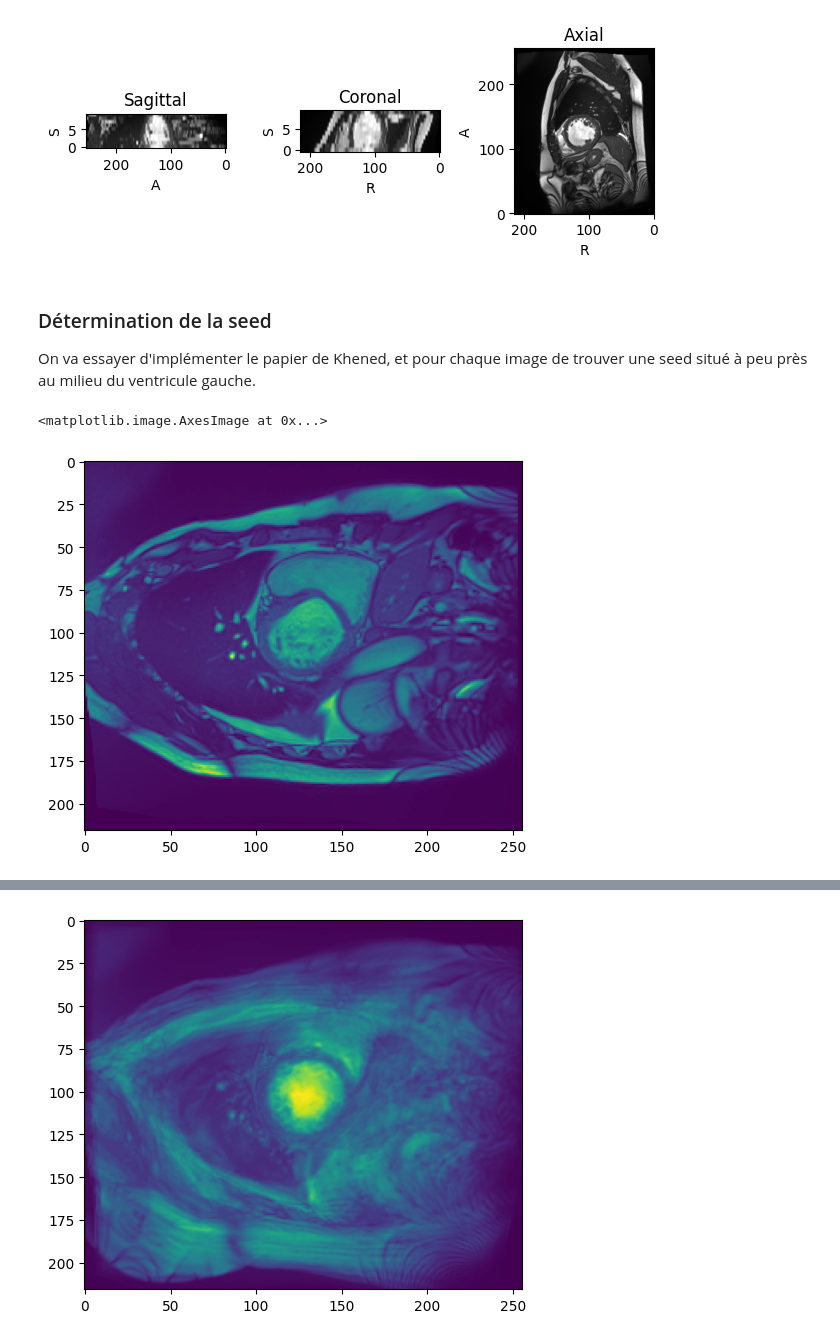
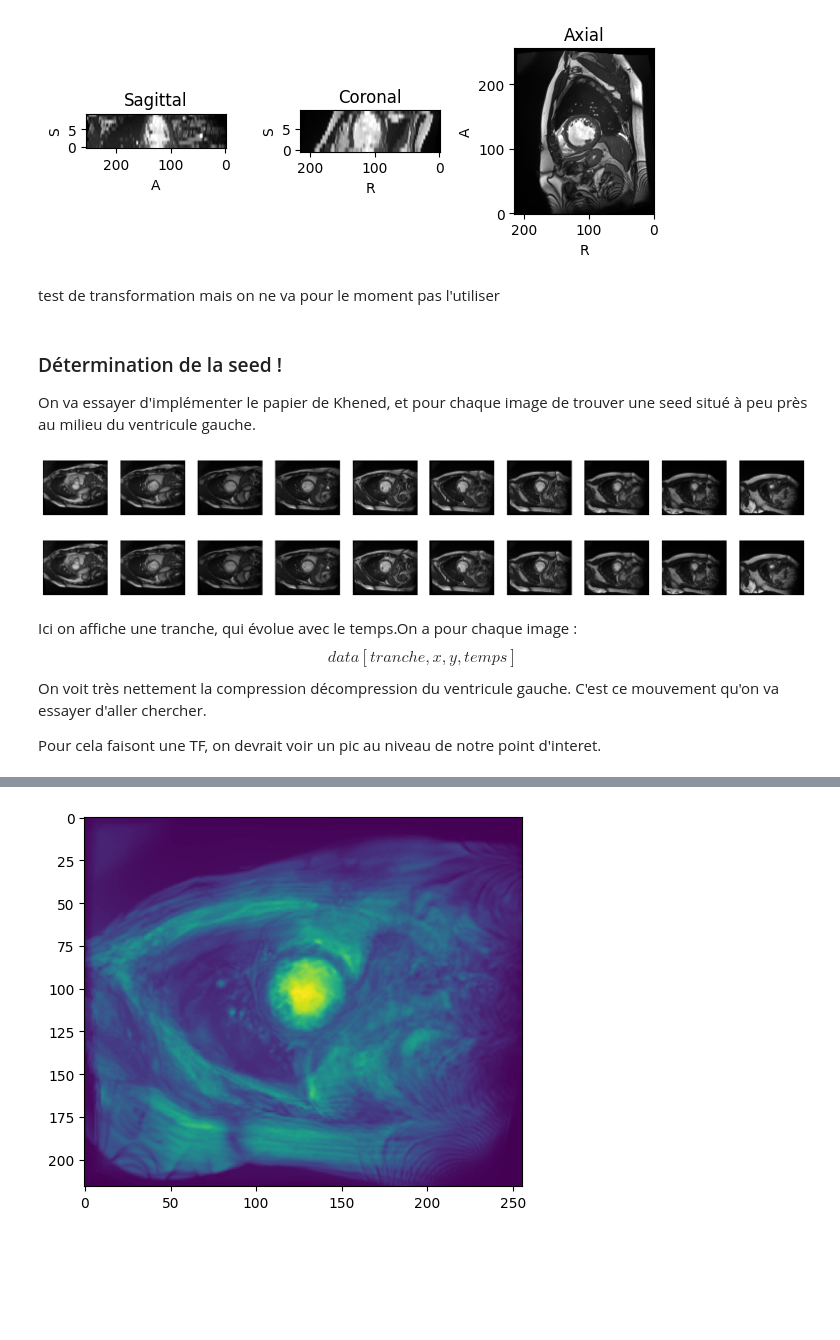
Before and after one commit to Bastaxeloux/proj3dt, a Jupyter notebook: ebauche.ipynb, the cells around one changed output, grey strips where cells are left out. Drawn from its saved outputs; the diff is of its cells as text; code cells hidden in the pictures; blank space fills up the shorter version.

```diff
--- a/ebauche.ipynb
+++ b/ebauche.ipynb
@@ -21,6 +28,8 @@ patient_1.t1.shape
 patient_1.t1.plot()
 # %% [output]
 [figure]
+# %% [markdown]
+test de transformation mais on ne va pour le moment pas l'utiliser
 # %%
 # On va essayer de faire une transformation de l'image
 
@@ -37,32 +46,36 @@ transform = tio.Compose(transforms)
 transformed = transform(patient_1)
 # transformed.im1.plot()
 # %% [markdown]
-### Détermination de la seed
+### Détermination de la seed !
 
 On va essayer d'implémenter le papier de Khened, et pour chaque image de trouver une seed situé à peu près au milieu du ventricule gauche.
 # %%
 # On commence par load l'image d'un patient
 
 patient = tio.Subject(
     t1=tio.ScalarImage('database/training/patient001/patient001_4d.nii.gz'),
     im1=tio.ScalarImage('database/training/patient001/patient001_frame01.nii.gz'),
     label1=tio.LabelMap('database/training/patient001/patient001_frame01_gt.nii.gz'),
     im2=tio.ScalarImage('database/training/patient001/patient001_frame12.nii.gz'),
     label2=tio.LabelMap('database/training/patient001/patient001_frame12_gt.nii.gz'),
 )
 
 data = patient.t1.data
 
-# fig1,ax1 = plt.subplots(1,10, figsize=(20, 4))
-# for i in range(10):
-#     ax1[i].imshow(data[0,:,:,i], cmap='gray')
-#     ax1[i].axis('off')
-# fig2, ax2 = plt.subplots(1,10, figsize=(20, 4))
-# for i in range(10):
-#     ax2[i].imshow(data[29,:,:,i], cmap='gray')
-#     ax2[i].axis('off')
-
-plt.imshow(data[0,:,:,1])
+fig1,ax1 = plt.subplots(1,10, figsize=(20, 4))
+for i in range(10):
+    ax1[i].imshow(data[0,:,:,i], cmap='gray')
+    ax1[i].axis('off')
+fig2, ax2 = plt.subplots(1,10, figsize=(20, 4))
+for i in range(10):
+    ax2[i].imshow(data[29,:,:,i], cmap='gray')
+    ax2[i].axis('off')
 # %% [output]
-<matplotlib.image.AxesImage at 0x...>
-[figure, old version]
+[figure, new version]
+[figure, added]
+# %% [markdown]
+Ici on affiche une tranche, qui évolue avec le temps.On a pour chaque image :
+$$data[tranche,x,y,temps]$$
+On voit très nettement la compression décompression du ventricule gauche. C'est ce mouvement qu'on va essayer d'aller chercher.
+
+Pour cela faisont une TF, on devrait voir un pic au niveau de notre point d'interet.
```
Also changed, not shown: parts of 15 cells of this notebook.
